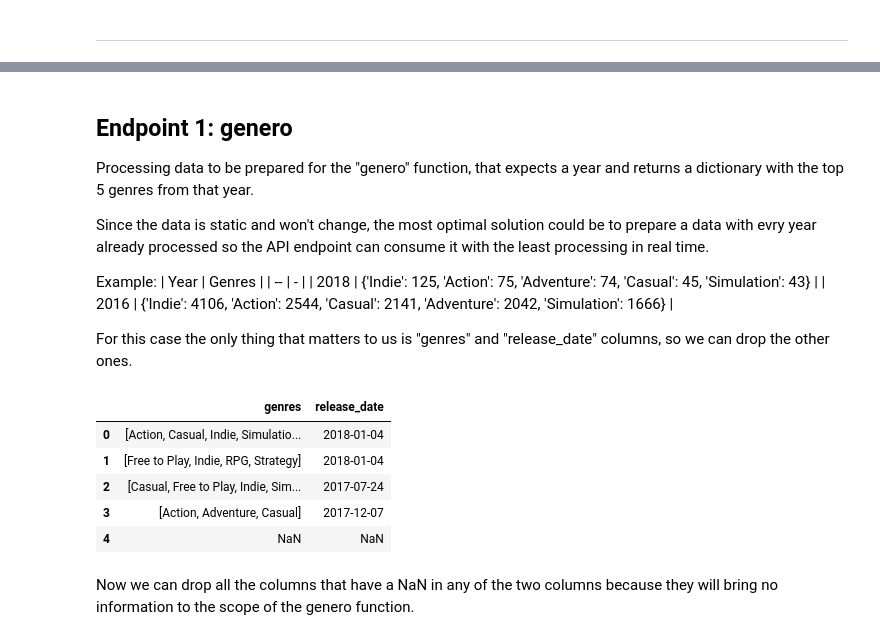
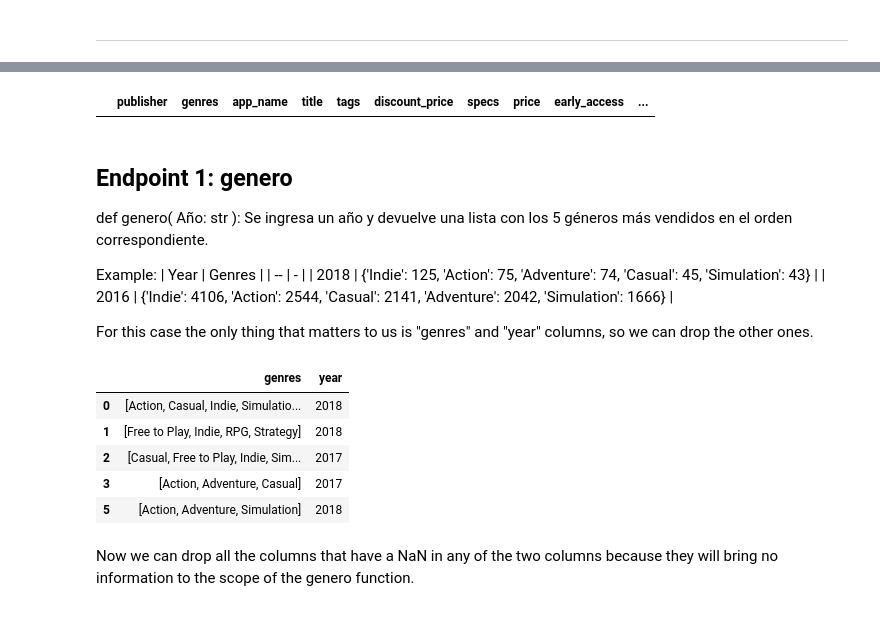
Before and after one commit to SebastianBesio/PI_ML_OPS, a Jupyter notebook: 0_Preprocessing.ipynb, the cells around one changed output, grey strips where cells are left out. Saved outputs shown, nothing was run; the diff lists cells and outputs as text; code cells hidden in the pictures.

Commit message:
Preprocessing for first 3 endpoints, added 2 json for endpoints and modifications to main.py for the fastAPI

```diff
--- a/0_Preprocessing.ipynb
+++ b/0_Preprocessing.ipynb
@@ -101,0 +145,2 @@ rawGamesDf.drop(index=index_last_dup_to_remove, inplace=True)
+# %%
+gamesWithYearDf = gamesWithYearDf.drop(columns='release_date')
@@ -101,0 +151,2 @@ rawGamesDf.drop(index=index_last_dup_to_remove, inplace=True)
+# %%
+gamesWithYearDf = gamesWithYearDf.dropna(subset=['year'])
@@ -101,0 +159,3 @@ rawGamesDf.drop(index=index_last_dup_to_remove, inplace=True)
+# %%
+gamesWithYearDf['year'] = pd.to_numeric(gamesWithYearDf['year'])
+gamesWithYearDf['year'].info()
@@ -102,9 +176,13 @@ rawGamesDf.drop(index=index_last_dup_to_remove, inplace=True)
+# %%
+gamesWithYearDf[gamesWithYearDf['year'] < 1970]
+# %% [output]
+|  | publisher | genres | app_name | title | tags | discount_price | specs | price | early_access | ... |
+# %%
+gamesWithYearDf = gamesWithYearDf[gamesWithYearDf['year'] <= 2023]
 # %% [markdown]
 ## Endpoint 1: genero
 
-Processing data to be prepared for the "genero" function, that expects a year and returns a dictionary with the top 5 genres from that year.
-
-Since the data is static and won't change, the most optimal solution could be to prepare a data with evry year already processed so the API endpoint can consume it with the least processing in real time.
+def genero( Año: str ): Se ingresa un año y devuelve una lista con los 5 géneros más vendidos en el orden correspondiente.
 
 Example:
 | Year | Genres |
@@ -112,17 +190,17 @@ Example:
 | 2018 | {'Indie': 125, 'Action': 75, 'Adventure': 74, 'Casual': 45, 'Simulation': 43} |
 | 2016 | {'Indie': 4106, 'Action': 2544, 'Casual': 2141, 'Adventure': 2042, 'Simulation': 1666} |
 
-For this case the only thing that matters to us is "genres" and "release_date" columns, so we can drop the other ones.
+For this case the only thing that matters to us is "genres" and "year" columns, so we can drop the other ones.
 # %%
-generoEndpointDf = rawGamesDf[['genres', 'release_date']]
+generoEndpointDf = gamesWithYearDf[['genres', 'year']]
 generoEndpointDf.head()
 # %% [output]
-|  | genres | release_date |
-| 0 | [Action, Casual, Indie, Simulatio... | 2018-01-04 |
-| 1 | [Free to Play, Indie, RPG, Strategy] | 2018-01-04 |
-| 2 | [Casual, Free to Play, Indie, Sim... | 2017-07-24 |
-| 3 | [Action, Adventure, Casual] | 2017-12-07 |
-| 4 | NaN | NaN |
+|  | genres | year |
+| 0 | [Action, Casual, Indie, Simulatio... | 2018 |
+| 1 | [Free to Play, Indie, RPG, Strategy] | 2018 |
+| 2 | [Casual, Free to Play, Indie, Sim... | 2017 |
+| 3 | [Action, Adventure, Casual] | 2017 |
+| 5 | [Action, Adventure, Simulation] | 2018 |
 # %% [markdown]
 Now we can drop all the columns that have a NaN in any of the two columns because they will bring no information to the scope of the genero function.
 # %%
```
Also changed, not shown: parts of 78 cells of this notebook, 4 other files.
